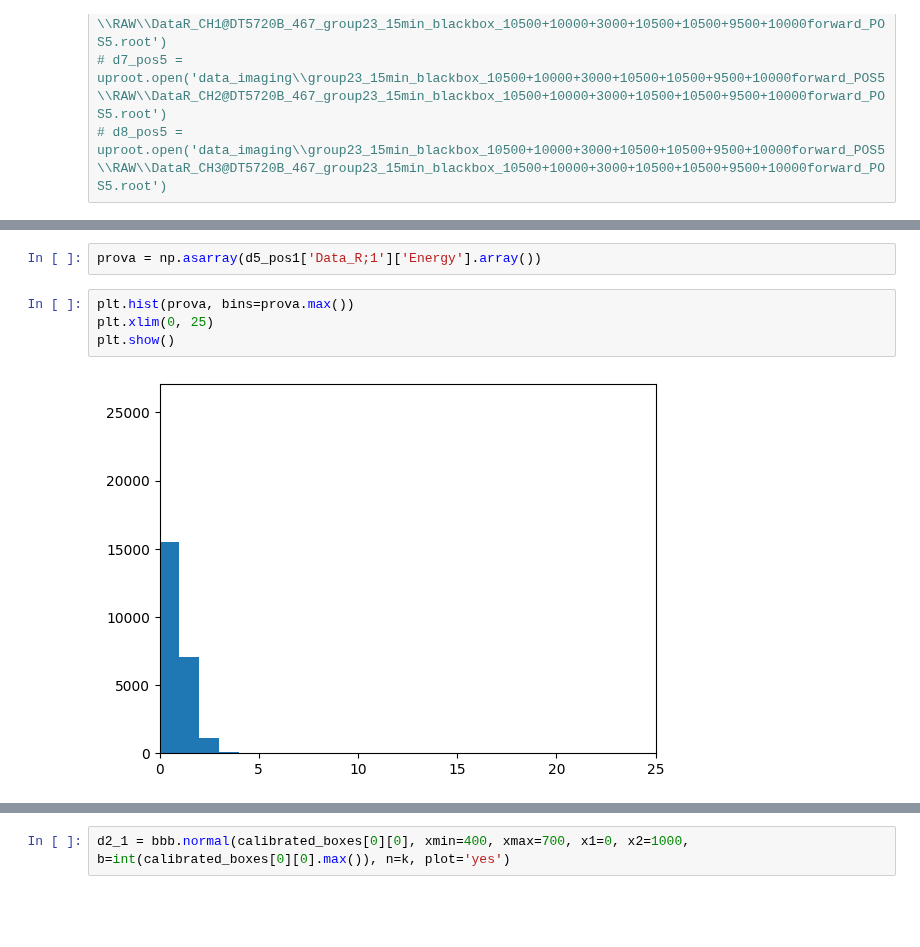
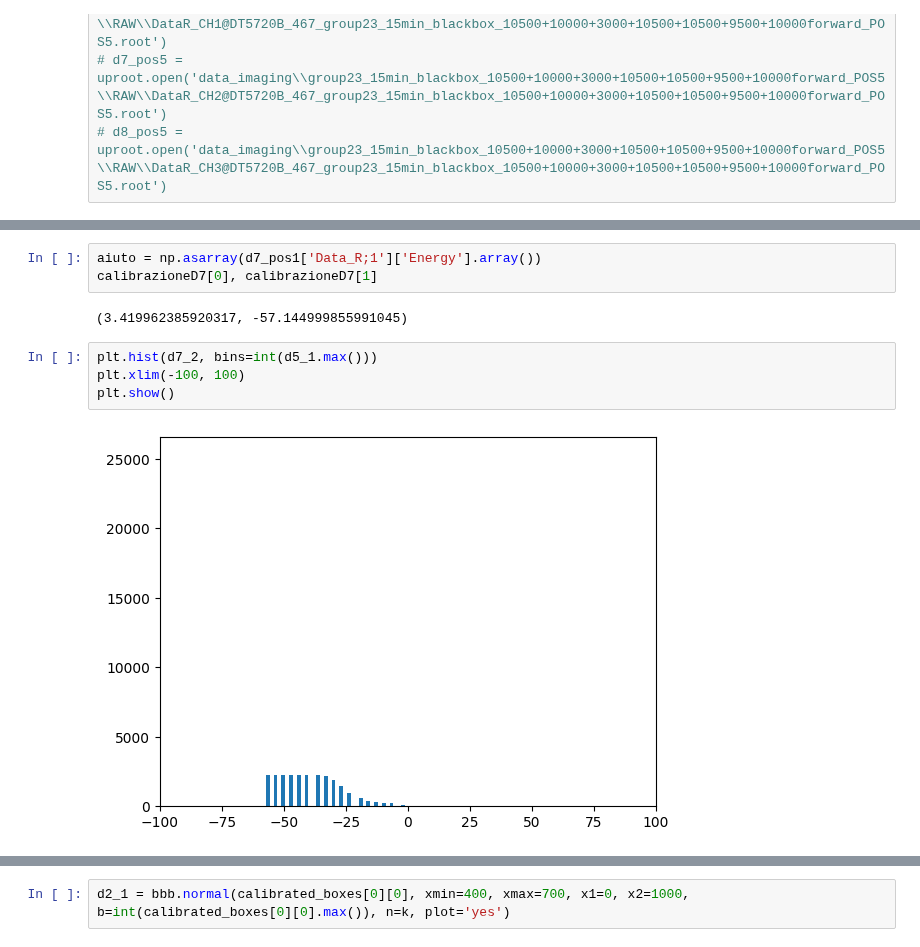
Before and after one commit to b3n3d3tt4/imaging, a Jupyter notebook: analisi.ipynb, the cells around one changed output, grey strips where cells are left out. Drawn from its saved outputs; the diff is of its cells as text; blank space fills up the shorter version.

```diff
--- a/analisi.ipynb
+++ b/analisi.ipynb
@@ -483,8 +532,11 @@ d8_pos4 = uproot.open('data_imaging\\group23_15min_blackbox_10500+10000+3000+105
 # %%
-prova = np.asarray(d5_pos1['Data_R;1']['Energy'].array())
+aiuto = np.asarray(d7_pos1['Data_R;1']['Energy'].array())
+calibrazioneD7[0], calibrazioneD7[1]
+# %% [output]
+(3.419962385920317, -57.144999855991045)
 # %%
-plt.hist(prova, bins=prova.max())
-plt.xlim(0, 25)
+plt.hist(d7_2, bins=int(d5_1.max()))
+plt.xlim(-100, 100)
 plt.show()
 # %% [output]
-[figure, old version]
+[figure, new version]
```
Also changed, not shown: parts of 8 cells of this notebook.
